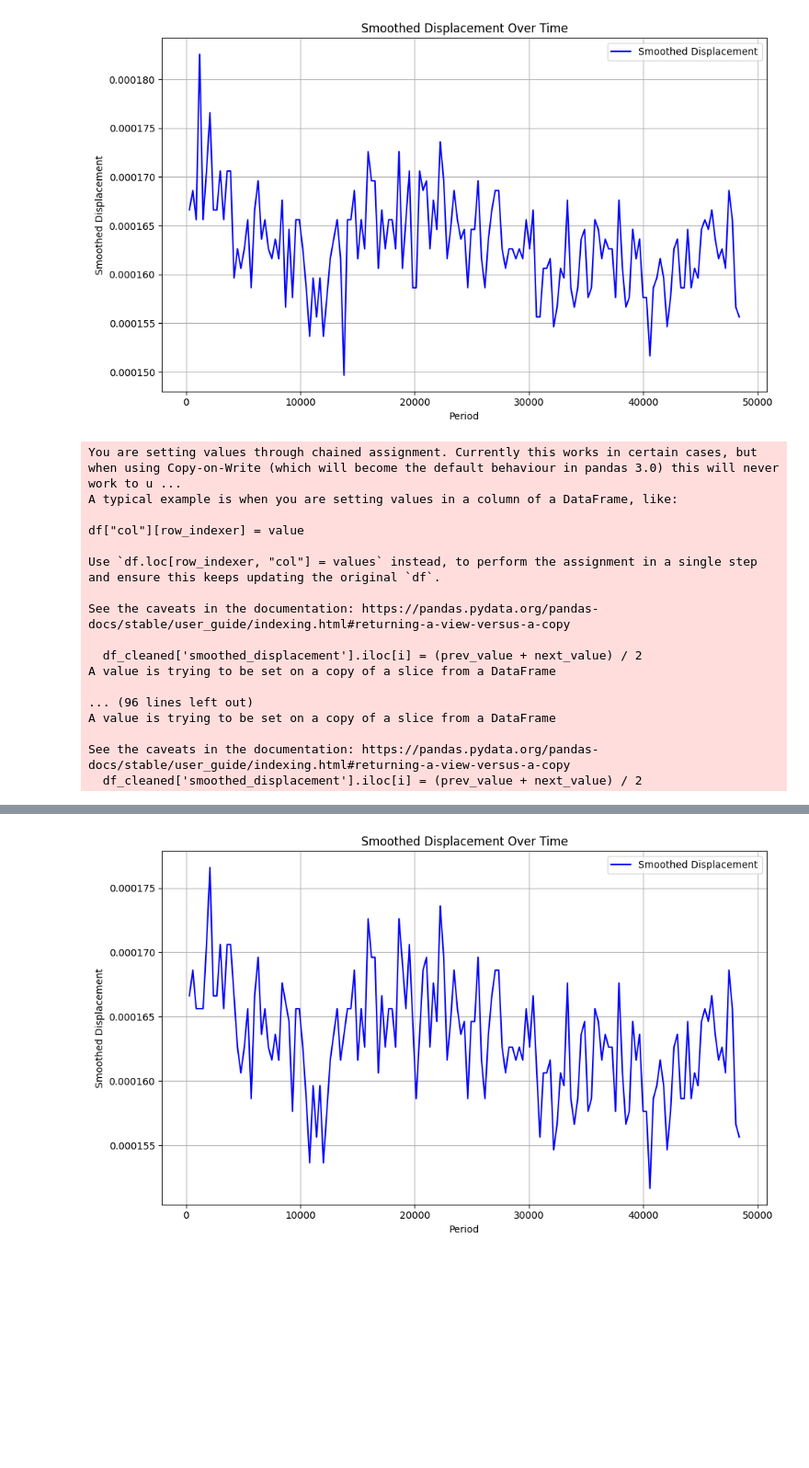
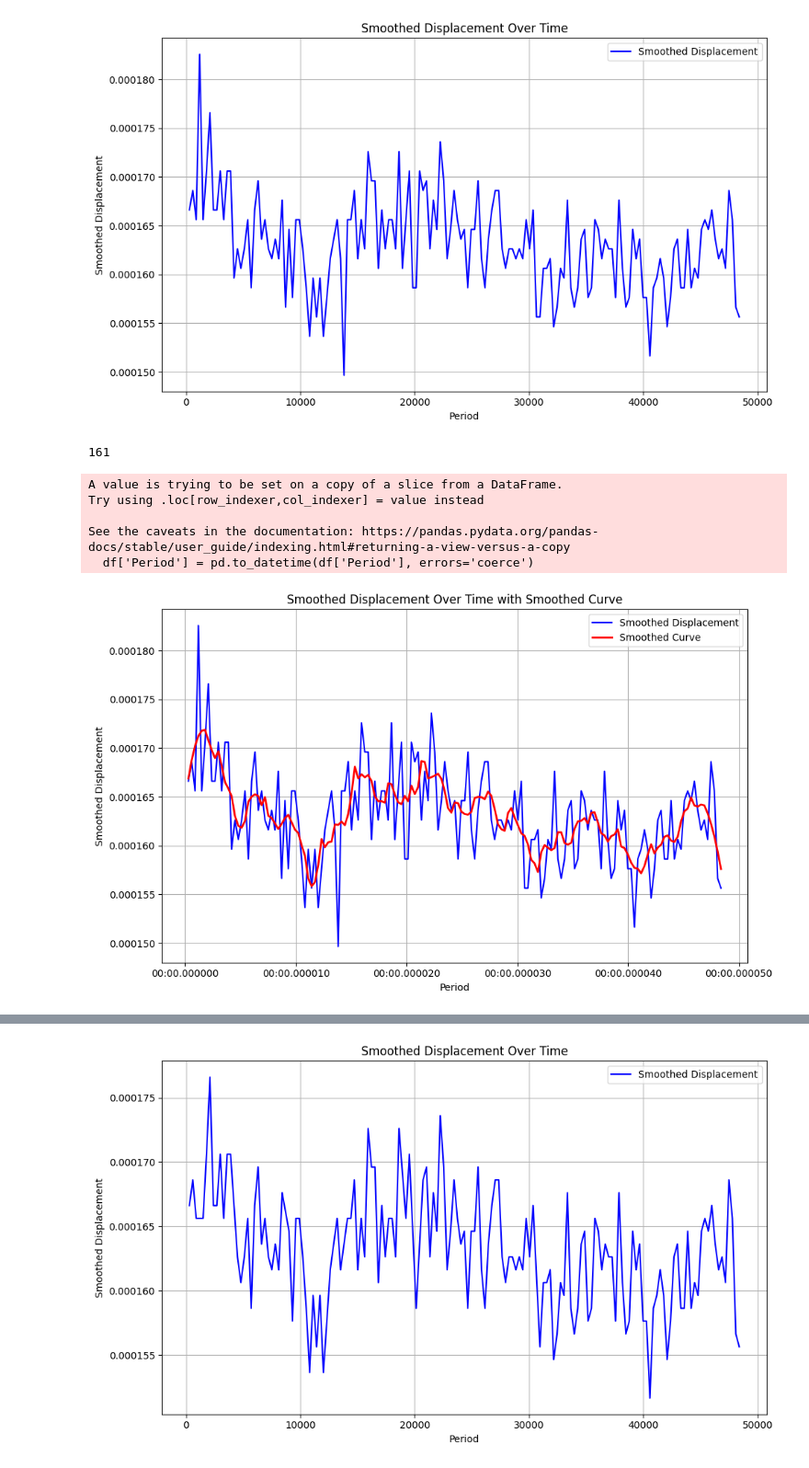
Before and after one commit to rammalali/FYP, a Jupyter notebook: notebooks/model_creation.ipynb, the cells around one changed output, grey strips where cells are left out. Shown at 92% size. Cells and saved outputs as stored; diff of their text form; code cells hidden in the pictures; blank space fills up the shorter version.

Commit message:
created smoothed curve for training

```diff
--- a/notebooks/model_creation.ipynb
+++ b/notebooks/model_creation.ipynb
@@ -87,40 +68,39 @@ def plot(df):
 plot(experiment_dataframes["experiment_2_right"])
 # %% [output]
 [figure]
-# %%
-def remove_outliers_and_smooth(df, threshold=0.000015):
-    # Create a copy to avoid modifying the original DataFrame
-    df_cleaned = df.copy()
-
-    # Loop through the smoothed displacement and check for large jumps
-    for i in range(1, len(df_cleaned['smoothed_displacement']) - 1):
-        current_value = df_cleaned['smoothed_displacement'].iloc[i]
-        prev_value = df_cleaned['smoothed_displacement'].iloc[i - 1]
-        next_value = df_cleaned['smoothed_displacement'].iloc[i + 1]
-
-        # If the change is bigger than the threshold
-        if abs(current_value - prev_value) > threshold:
-            # Replace the current value with the average of previous and next values
-            df_cleaned['smoothed_displacement'].iloc[i] = (prev_value + next_value) / 2
-
-    return df_cleaned
-
-experiment_dataframes_cleaned = remove_outliers_and_smooth(experiment_dataframes["experiment_2_right"], 0.000010)
-# %% [output]
-You are setting values through chained assignment. Currently this works in certain cases, but when using Copy-on-Write (which will become the default behaviour in pandas 3.0) this will never work to u ...
-A typical example is when you are setting values in a column of a DataFrame, like:
-
-df["col"][row_indexer] = value
-
-Use `df.loc[row_indexer, "col"] = values` instead, to perform the assignment in a single step and ensure this keeps updating the original `df`.
-
-See the caveats in the documentation: https://pandas.pydata.org/pandas-docs/stable/user_guide/indexing.html#returning-a-view-versus-a-copy
-
-  df_cleaned['smoothed_displacement'].iloc[i] = (prev_value + next_value) / 2
-A value is trying to be set on a copy of a slice from a DataFrame
-
-... (96 lines left out)
-A value is trying to be set on a copy of a slice from a DataFrame
-
-See the caveats in the documentation: https://pandas.pydata.org/pandas-docs/stable/user_guide/indexing.html#returning-a-view-versus-a-copy
-  df_cleaned['smoothed_displacement'].iloc[i] = (prev_value + next_value) / 2
+# %%
+len(experiment_dataframes["experiment_2_right"])
+# %% [output]
+161
+# %%
+import pandas as pd
+import numpy as np
+import matplotlib.pyplot as plt
+from scipy.signal import savgol_filter
+
+def plot_with_smoothing(df):
+    df['Period'] = pd.to_datetime(df['Period'], errors='coerce')
+
+    smoothed_curve = savgol_filter(df['smoothed_displacement'], window_length=11, polyorder=2)
+
+    plt.figure(figsize=(10, 6))
+    plt.plot(df['Period'], df['smoothed_displacement'], label='Smoothed Displacement', color='blue')
+
+    plt.plot(df['Period'], smoothed_curve, label='Smoothed Curve', color='red', linewidth=2)
+
+    plt.xlabel('Period')
+    plt.ylabel('Smoothed Displacement')
+    plt.title('Smoothed Displacement Over Time with Smoothed Curve')
+    plt.grid(True)
+    plt.legend()
+    plt.tight_layout()
+    plt.show()
+
+plot_with_smoothing(experiment_dataframes["experiment_2_right"])
+# %% [output]
+A value is trying to be set on a copy of a slice from a DataFrame.
+Try using .loc[row_indexer,col_indexer] = value instead
+
+See the caveats in the documentation: https://pandas.pydata.org/pandas-docs/stable/user_guide/indexing.html#returning-a-view-versus-a-copy
+  df['Period'] = pd.to_datetime(df['Period'], errors='coerce')
+[figure, added]
```
Also changed, not shown: parts of 8 cells of this notebook.
